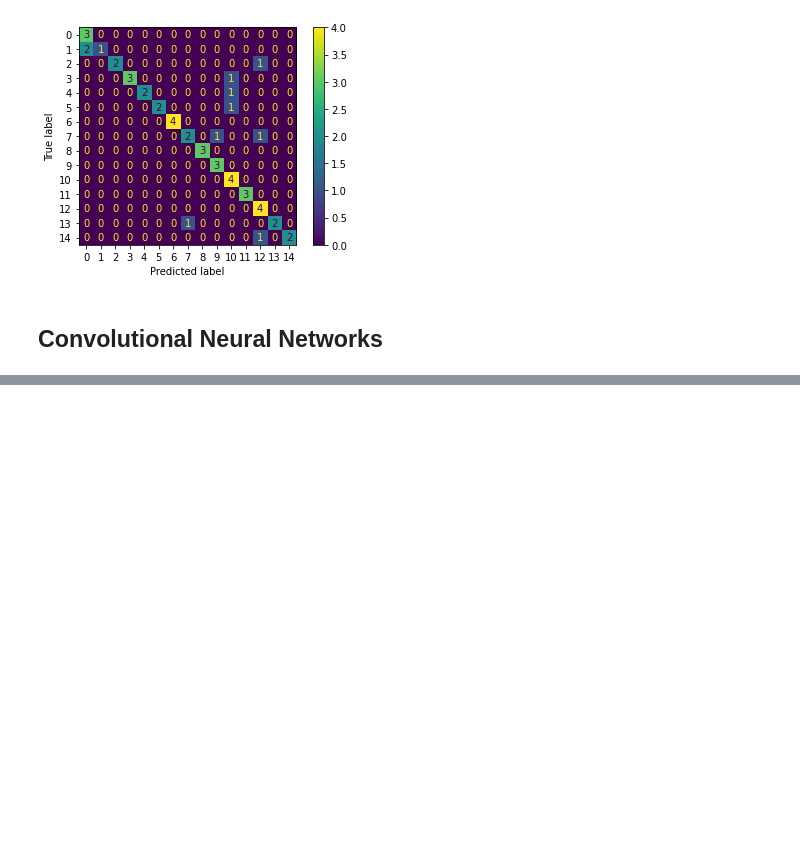
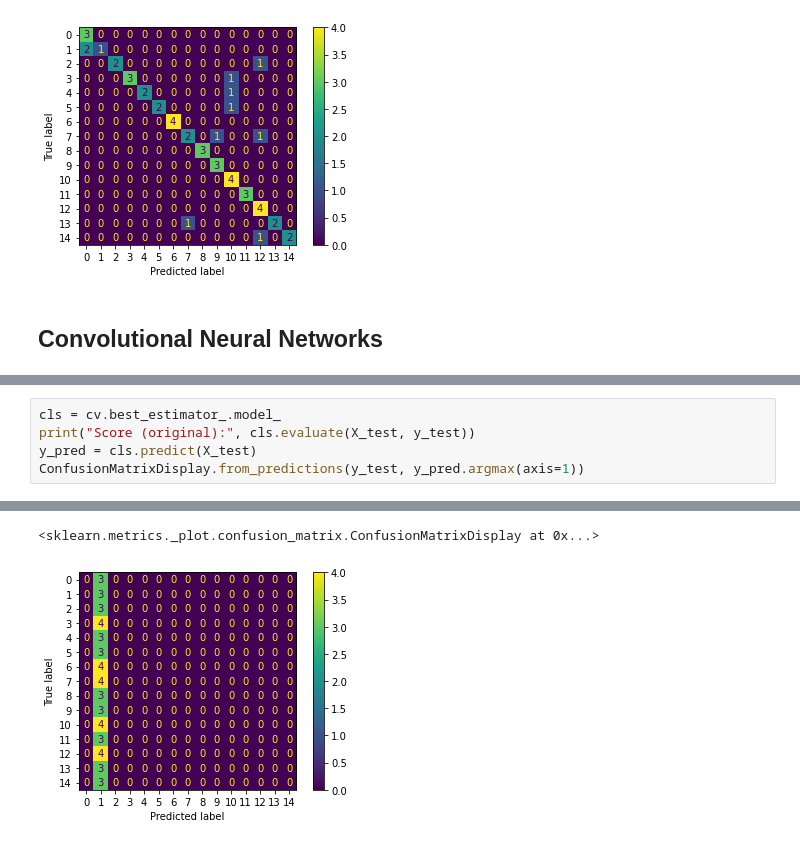
Before and after one commit to jeffcav/face-recog, a Jupyter notebook: yalefaces.ipynb, the cells around one changed output, grey strips where cells are left out. Cells and saved outputs as stored; diff of their text form; blank space fills up the shorter version.

```diff
--- a/yalefaces.ipynb
+++ b/yalefaces.ipynb
@@ -345,0 +420,6 @@ Score (compressed): 0.8
+# %%
+cls = cv.best_estimator_.model_
+print("Score (original):", cls.evaluate(X_test, y_test))
+y_pred = cls.predict(X_test)
+ConfusionMatrixDisplay.from_predictions(y_test, y_pred.argmax(axis=1))
+# %% [output]
@@ -345,0 +429,2 @@ Score (compressed): 0.8
+<sklearn.metrics._plot.confusion_matrix.ConfusionMatrixDisplay at 0x...>
+[figure, added]
```
Also changed, not shown: parts of 10 cells of this notebook, 1 other file.
